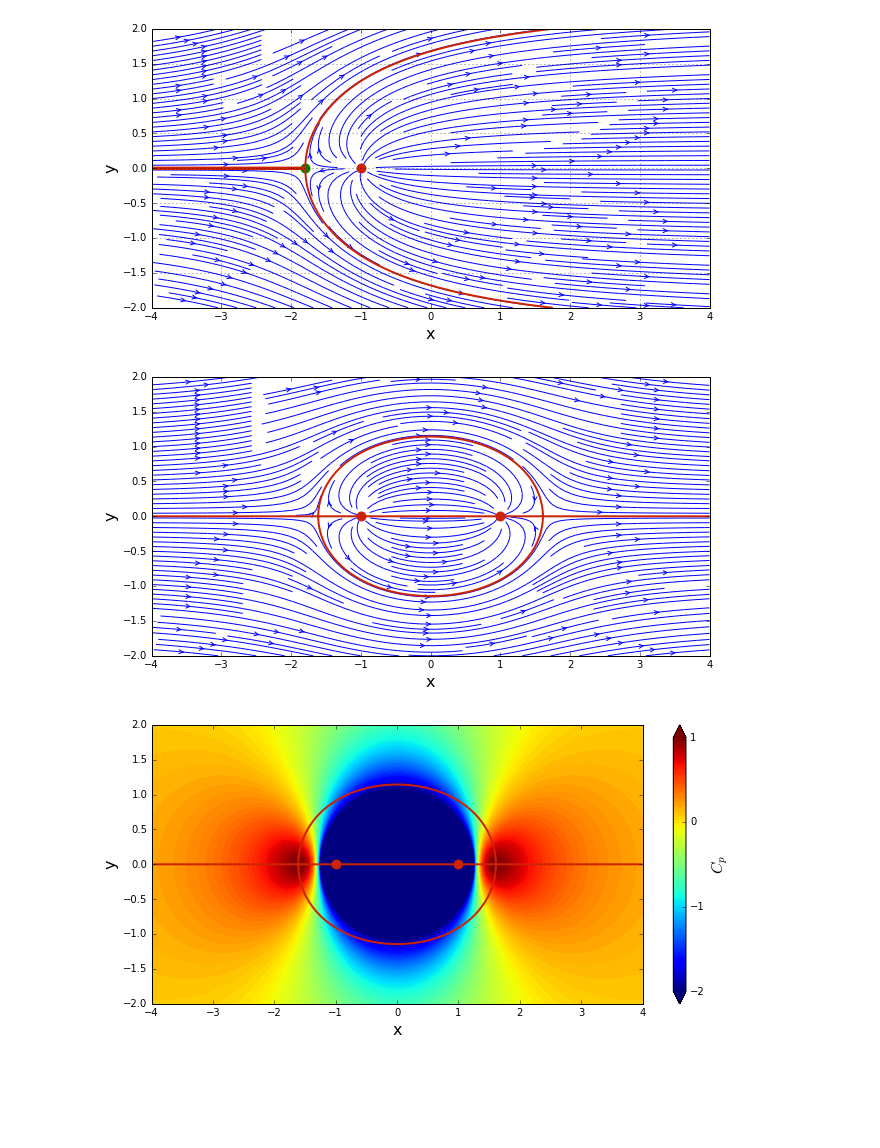
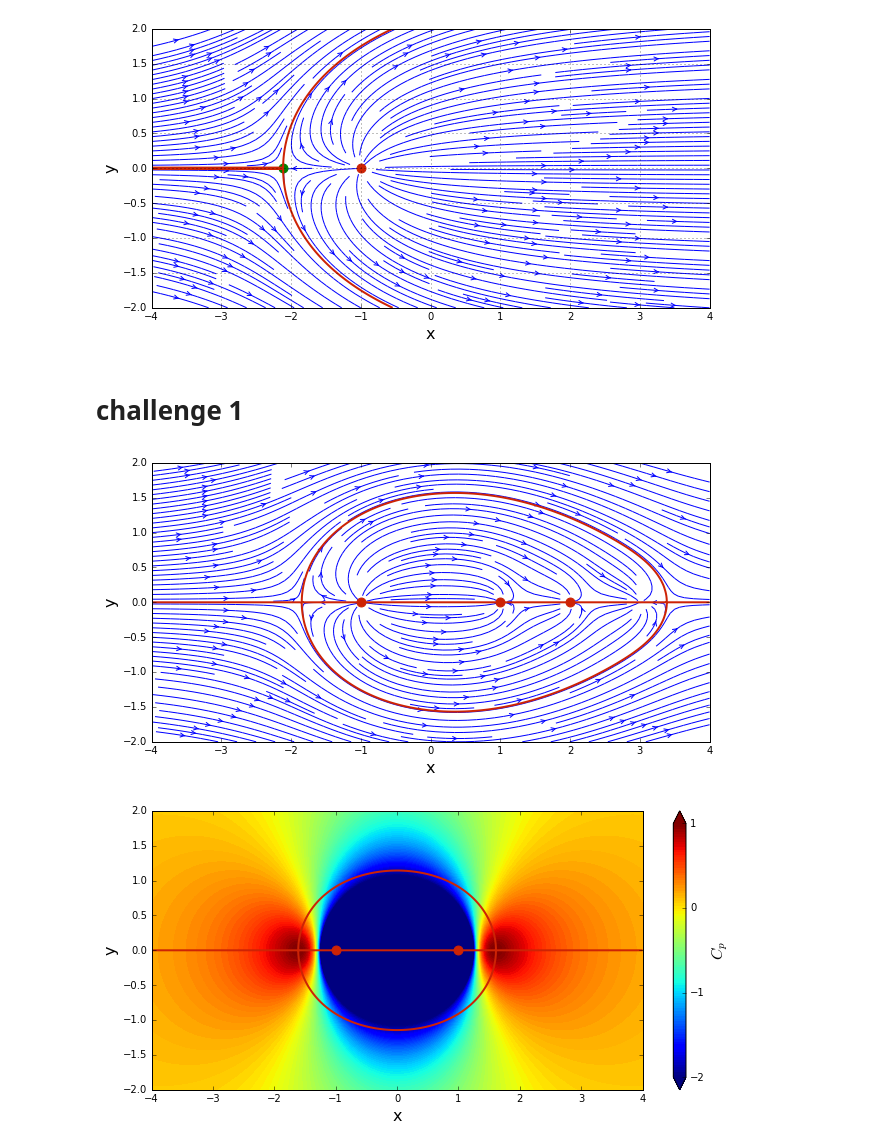
Before and after one commit to wuxuetianzi/mae6226-workspace, a Jupyter notebook: lesson2.ipynb, the cells around one changed output. Cells and saved outputs as stored; diff of their text form; code cells hidden in the pictures; blank space fills up the shorter version.

```diff
--- a/lesson2.ipynb
+++ b/lesson2.ipynb
@@ -27,8 +27,10 @@ def get_stream_function(strength,xs,ys,X,Y):
     psi=strength/(2*numpy.pi)*numpy.arctan2((Y-ys),(X-xs)) #why there is 2 after arctan?
     return psi
 # %%
-strength_source=5.0
+strength_source=7.0
 x_source,y_source=-1.0,0.0
+
+
 u_source,v_source = get_velocity(strength_source, x_source, y_source, X,Y)
 psi_source=get_stream_function(strength_source, x_source, y_source, X, Y)
 # %%
@@ -58,7 +60,9 @@ pyplot.contour(X, Y, psi,
             levels=[-strength_source/2, +strength_source/2],
             colors='#CD2305', linewidths=2, linestyles='solid');
 # %% [output]
-[figure, old version]
+[figure, new version]
+# %% [markdown]
+# challenge 1
 # %%
 ?pyplot.grid
 # %%
@@ -74,20 +72,44 @@ psi_sink = get_stream_function(strength_sink, x_sink, y_sink, X, Y)
+# %%
+strength_sink = -3.0
+x_sink, y_sink = 1.0, 0.0
+
+strength_sink2 = -2.0
+x_sink2, y_sink2 = 2.0, 0.0
+
+strength_sink3 = -2.0
+x_sink3, y_sink3 = 3.0, 0.0
+
+#strength_sink4 = -2.0
+#x_sink4, y_sink4 = 2.0, 1.0
+
+
+u_sink, v_sink = get_velocity(strength_sink, x_sink, y_sink, X, Y)
+psi_sink = get_stream_function(strength_sink, x_sink, y_sink, X, Y)
+
+u_sink2, v_sink2 = get_velocity(strength_sink2, x_sink2, y_sink2, X, Y)
+psi_sink2 = get_stream_function(strength_sink2, x_sink2, y_sink2, X, Y)
+
+u_sink3, v_sink3 = get_velocity(strength_sink3, x_sink3, y_sink3, X, Y)
+psi_sink3 = get_stream_function(strength_sink3, x_sink3, y_sink3, X, Y)
+
+##psi_sink4 = get_stream_function(strength_sink4, x_sink4, y_sink4, X, Y)
 # %%
-u = u_freestream + u_source + u_sink
-v = v_freestream + v_source + v_sink
-psi = psi_freestream + psi_source + psi_sink
+u = u_freestream + u_source + u_sink+u_sink2+u_sink3
+v = v_freestream + v_source + v_sink+v_sink2+v_sink3
+psi = psi_freestream + psi_source + psi_sink+psi_sink2+psi_sink3
 
 
 size = 10
 pyplot.figure(figsize=(size, (y_end-y_start)/(x_end-x_start)*size))
 pyplot.xlabel('x', fontsize=16)
 pyplot.ylabel('y', fontsize=16)
 pyplot.xlim(x_start, x_end)
 pyplot.ylim(y_start, y_end)
 pyplot.streamplot(X, Y, u, v, density=2, linewidth=1, arrowsize=1, arrowstyle='->')
-pyplot.scatter([x_source, x_sink], [y_source, y_sink], color='#CD2305', s=80, marker='o')
+pyplot.scatter([x_source, x_sink, x_sink2], [y_source, y_sink, y_sink2], color='#CD2305', s=80, marker='o')
 pyplot.contour(X, Y, psi, levels=[0.], colors='#CD2305', linewidths=2, linestyles='solid');
 # %% [output]
-[figure, old version]
+[figure, new version]
 # %%
 cp = 1.0 - (u**2+v**2)/u_inf**2
 
```
Also changed, not shown: parts of 1 cell of this notebook.
